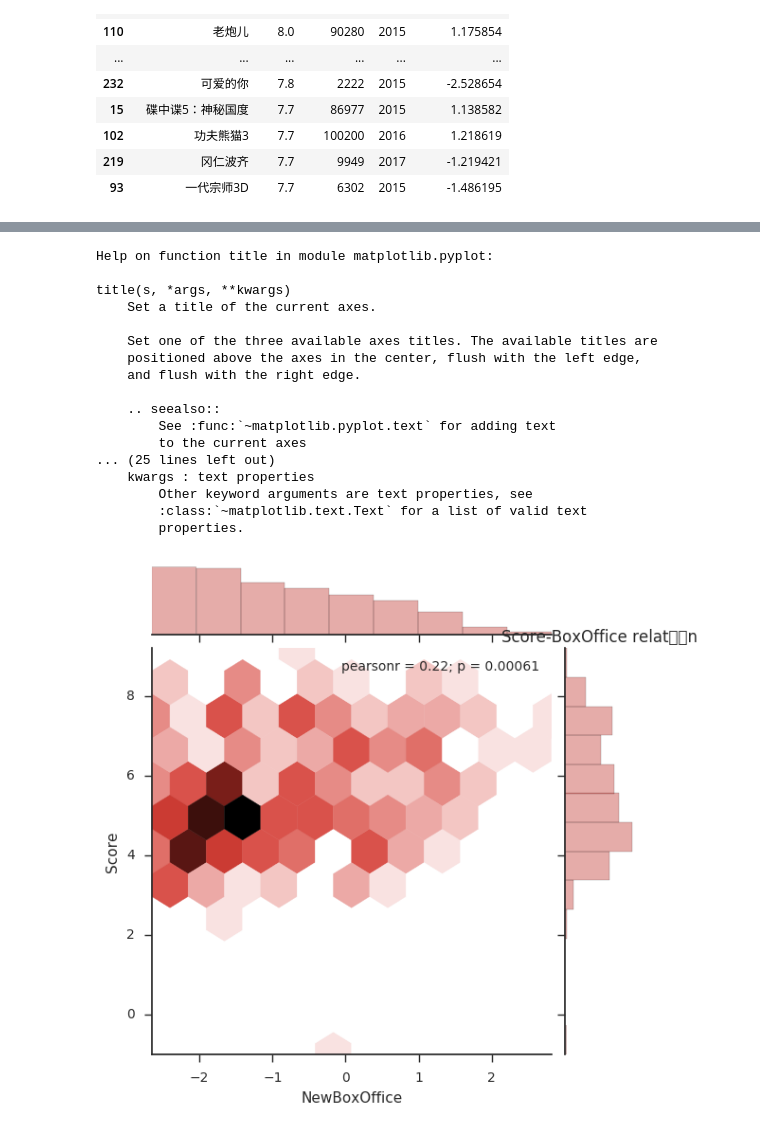
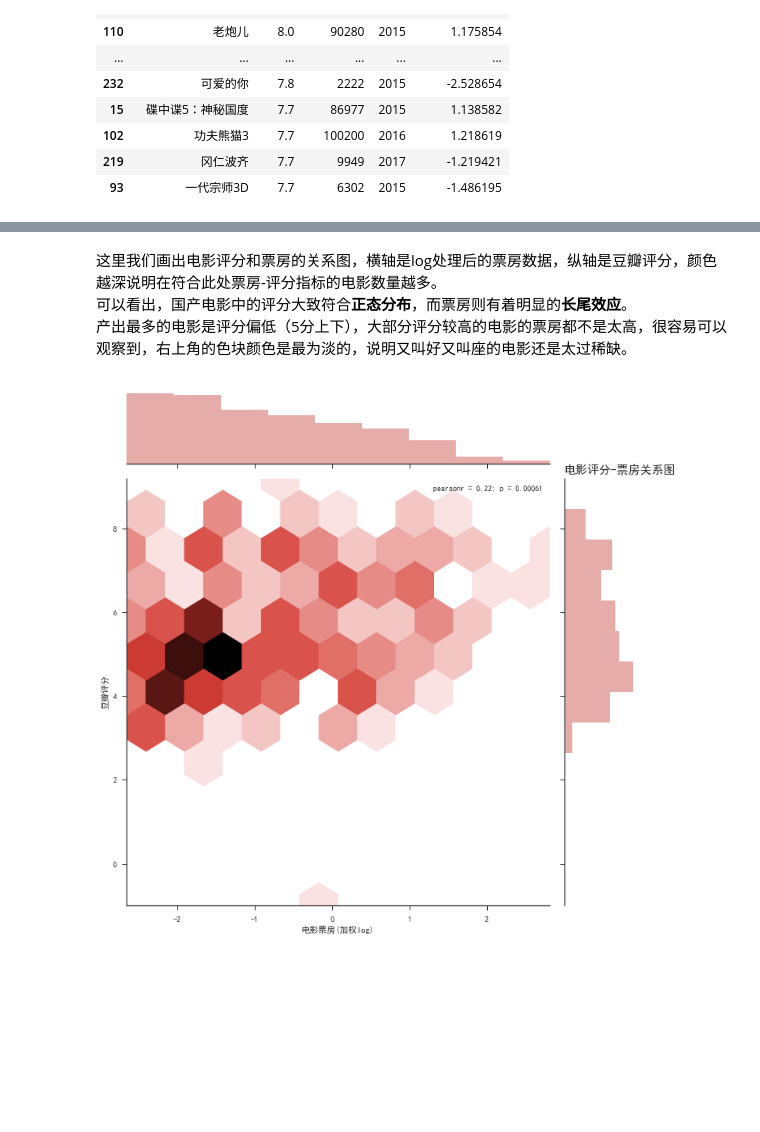
Before and after one commit to geekinglcq/movies, a Jupyter notebook: score-box.ipynb, the cells around one changed output, grey strips where cells are left out. Drawn from its saved outputs; the diff is of its cells as text; code cells hidden in the pictures; blank space fills up the shorter version.

```diff
--- a/score-box.ipynb
+++ b/score-box.ipynb
@@ -7,7 +7,8 @@ from pprint import pprint
 from scipy.stats import kendalltau
 from matplotlib import pyplot as plt
 sns.set(style="ticks")
-plt.rcParams['font.sans-serif']=['SimHei']
+plt.rcParams['font.sans-serif']=['simhei']
+plt.rcParams['axes.unicode_minus']=False
 %matplotlib inline
 data_file = './data/2015-2017_score-boxoffice.csv'
 # %% [markdown]
@@ -74,26 +70,11 @@ matplotlib.matplotlib_fname()
+# %% [markdown]
+这里我们画出电影评分和票房的关系图，横轴是log处理后的票房数据，纵轴是豆瓣评分，颜色越深说明在符合此处票房-评分指标的电影数量越多。
+可以看出，国产电影中的评分大致符合**正态分布**，而票房则有着明显的**长尾效应**。
+产出最多的电影是评分偏低（5分上下），大部分评分较高的电影的票房都不是太高，很容易可以观察到，右上角的色块颜色是最为淡的，说明又叫好又叫座的电影还是太过稀缺。
 # %%
 
-sns.jointplot(x='NewBoxOffice', y='Score', data=data, kind='hex',color="#C03028", ratio=5)
-plt.rcParams['font.sans-serif']=['SimHei']
-help(plt.title)
-plt
+sns.jointplot(x='NewBoxOffice', y='Score', data=data, kind='hex',color="#C03028", size=10).set_axis_labels('电影票房(加权log)','豆瓣评分')
+plt.title('电影评分-票房关系图', loc='left', fontdict={"fontsize":15})
 plt.show()
 # %% [output]
-Help on function title in module matplotlib.pyplot:
-
-title(s, *args, **kwargs)
-    Set a title of the current axes.
-
-    Set one of the three available axes titles. The available titles are
-    positioned above the axes in the center, flush with the left edge,
-    and flush with the right edge.
-
-    .. seealso::
-        See :func:`~matplotlib.pyplot.text` for adding text
-        to the current axes
-... (25 lines left out)
-    kwargs : text properties
-        Other keyword arguments are text properties, see
-        :class:`~matplotlib.text.Text` for a list of valid text
-        properties.
-[figure, old version]
+[figure, new version]
```
Also changed, not shown: parts of 1 cell of this notebook, 3 other files.
